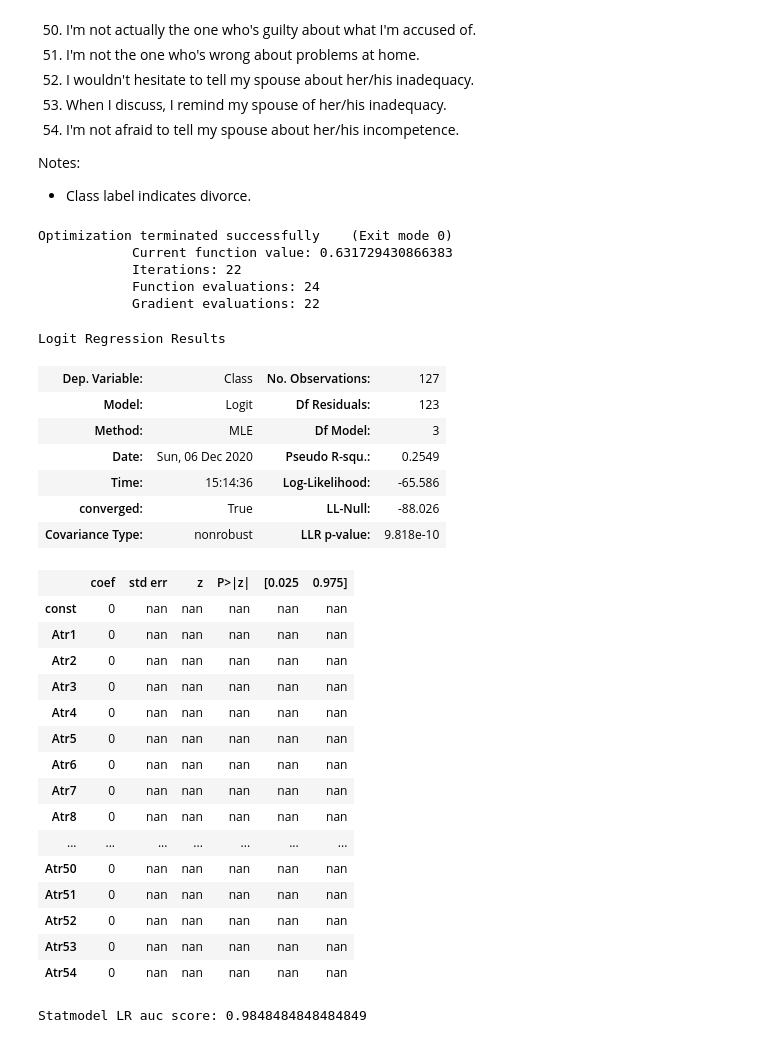
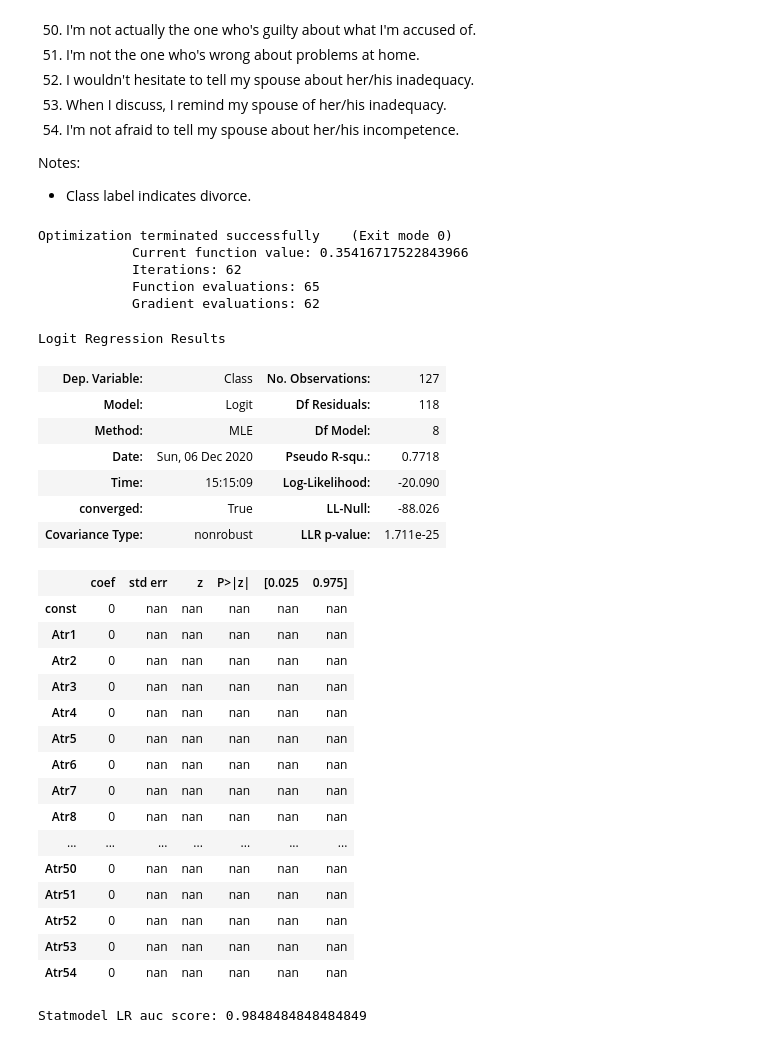
Before and after one commit to soniakhilesh/divorceanalytics, a Jupyter notebook: predict.ipynb, the cells around one changed output. Saved outputs shown, nothing was run; the diff lists cells and outputs as text; code cells hidden in the pictures.

```diff
--- a/predict.ipynb
+++ b/predict.ipynb
@@ -85,24 +85,24 @@ X_train, X_test, y_train, y_test = train_test_split(X, y, random_state=0,shuffle
 # %%
 # akhilesh: use statmodel to fit
 import statsmodels.api as sm
 model = sm.Logit(y_train, sm.add_constant(X_train)) #Define the model; sm.add_constant(X) adds an intercept term to the model
 # result = model.fit(maxiter=100,method='ncg') #Fit the model
-result = model.fit_regularized(maxiter=100,method='l1',alpha=50) #Fit the model
+result = model.fit_regularized(maxiter=100,method='l1',alpha=10) #Fit the model
 result.summary() #Print summary
 # %% [output]
 Optimization terminated successfully    (Exit mode 0)
-            Current function value: 0.631729430866383
-            Iterations: 22
-            Function evaluations: 24
-            Gradient evaluations: 22
+            Current function value: 0.35416717522843966
+            Iterations: 62
+            Function evaluations: 65
+            Gradient evaluations: 62
 Logit Regression Results
 | Dep. Variable: | Class | No. Observations: | 127 |
-| Model: | Logit | Df Residuals: | 123 |
-| Method: | MLE | Df Model: | 3 |
-| Date: | Sun, 06 Dec 2020 | Pseudo R-squ.: | 0.2549 |
-| Time: | 15:14:36 | Log-Likelihood: | -65.586 |
+| Model: | Logit | Df Residuals: | 118 |
+| Method: | MLE | Df Model: | 8 |
+| Date: | Sun, 06 Dec 2020 | Pseudo R-squ.: | 0.7718 |
+| Time: | 15:15:09 | Log-Likelihood: | -20.090 |
 | converged: | True | LL-Null: | -88.026 |
-| Covariance Type: | nonrobust | LLR p-value: | 9.818e-10 |
+| Covariance Type: | nonrobust | LLR p-value: | 1.711e-25 |
 |  | coef | std err | z | P>|z| | [0.025 | 0.975] |
 | const | 0 | nan | nan | nan | nan | nan |
 | Atr1 | 0 | nan | nan | nan | nan | nan |
```
Also changed, not shown: parts of 1 cell of this notebook.
